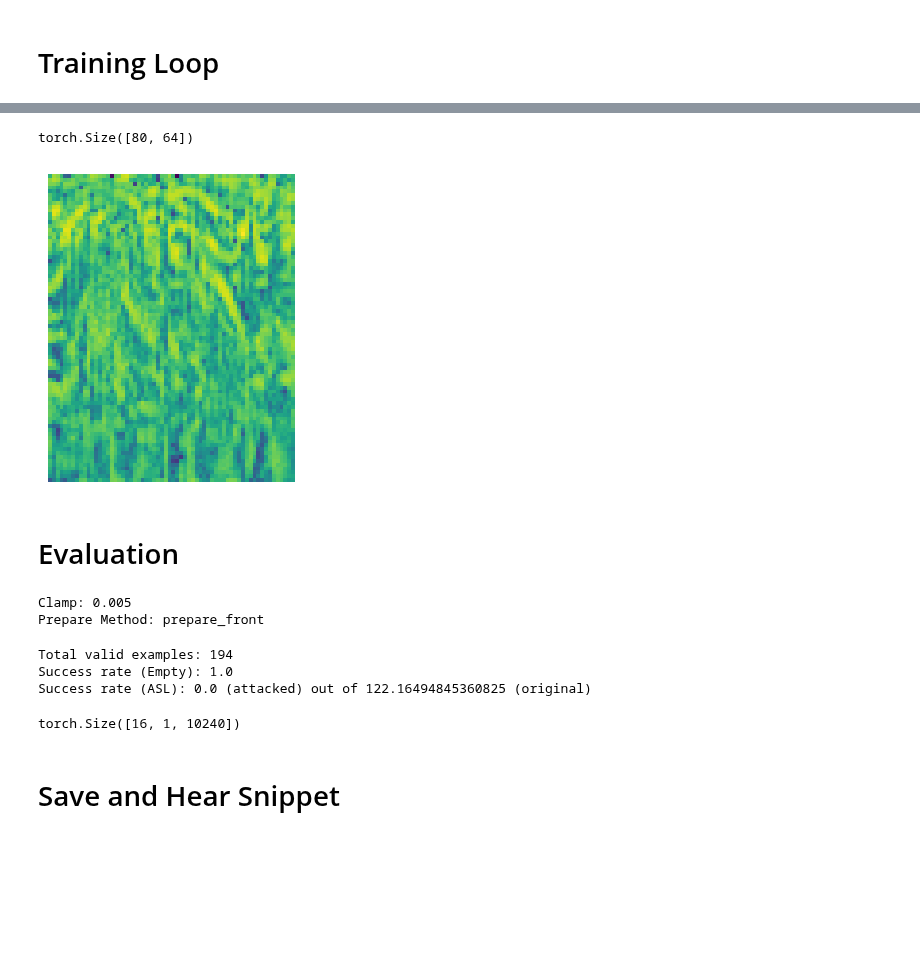
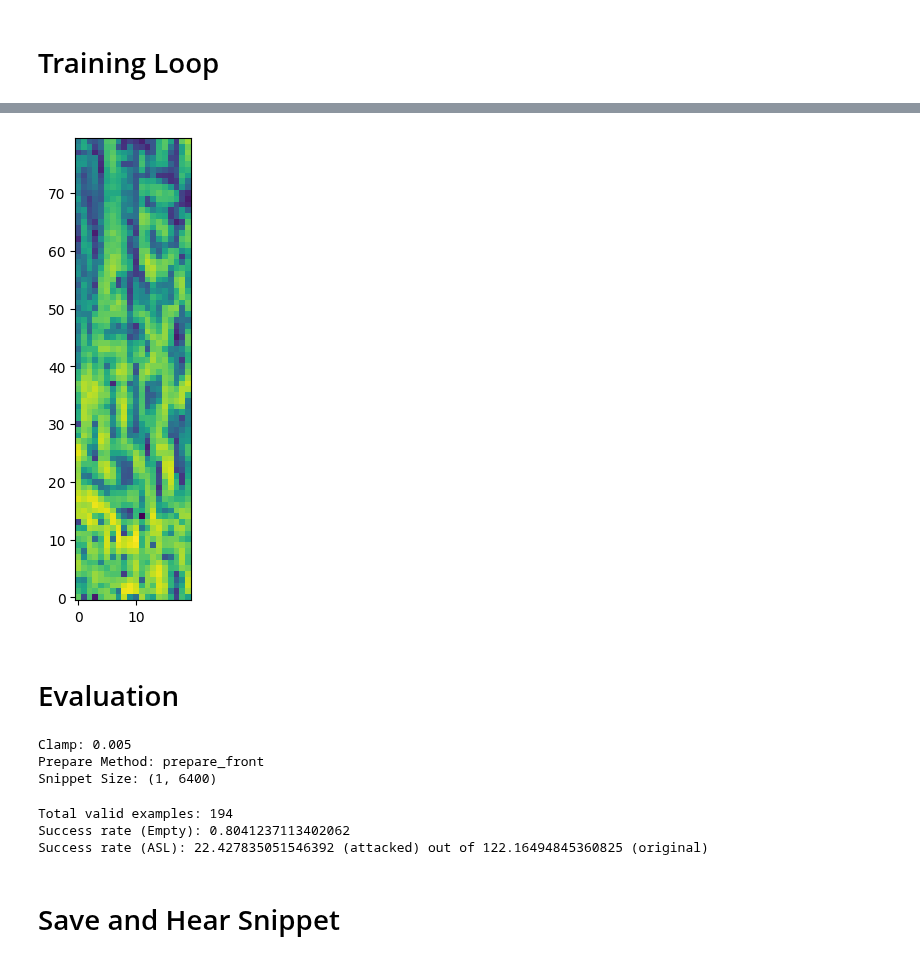
Before and after one commit to KrashKart/asr, a Jupyter notebook: code/whisper_GAN.ipynb, the cells around one changed output, grey strips where cells are left out. Drawn from its saved outputs; the diff is of its cells as text; code cells hidden in the pictures; blank space fills up the shorter version.

```diff
--- a/code/whisper_GAN.ipynb
+++ b/code/whisper_GAN.ipynb
@@ -93,9 +94,11 @@ test_dataset = DataLoader(tedlium_test)
 def training_autograd_more(model: whisper.model.Whisper,
                       train_data: torch.utils.data.DataLoader, valid_data: torch.utils.data.DataLoader,
                       prepare_method: PrepareMethod,
-                      writer: SummaryWriter = None,
+                      writer: Optional[SummaryWriter] = None,
+                      train_success: Optional[dict] = None, valid_success: Optional[dict] = None,
                       lr: float = 1e-3,
-                      iter_limit: int = None, mins_limit: int = None, patience: int = None, clamp_epsilon: float = None) -> torch.Tensor:
+                      iter_limit: Optional[int] = None, mins_limit: Optional[int] = None, patience: Optional[int] = None, clamp_epsilon: Optional[float] = None
+                          ) -> torch.Tensor:
 
     # initialise stuff
     torch.autograd.set_detect_anomaly(False)
@@ -109,8 +112,6 @@ def training_autograd_more(model: whisper.model.Whisper,
 
     snippets = [snippet]
     buffer = None
-    train_success = dict()
-    valid_success = dict()
 
     if clamp_epsilon:
         with torch.no_grad():
@@ -129,6 +130,7 @@ def training_autograd_more(model: whisper.model.Whisper,
     print(f"Prepare method: {prepare_method.name}")
     print(f"Snippet initialised to [{torch.min(snippet)}, {torch.max(snippet)}] of size {prepare_method.snippet_size}")
     print(f"Clamp: {clamp_epsilon}\nTime Limit (Mins): {mins_limit}\nEpochs Limit: {iter_limit}")
+    print(f"Tracking training success: {train_success is not None}\nTracking valid success: {valid_success is not None}")
 
     # log attack snippet
     if writer:
@@ -193,9 +195,10 @@ def training_autograd_more(model: whisper.model.Whisper,
                 snippet.requires_grad = True
                 batch.to("cpu")
 
-                with torch.no_grad():
-                    seq_length = len(model.transcribe(attacked_data.squeeze(), language="en", condition_on_previous_text=False, fp16=True)["text"])
-                    train_success[idx] = train_success.get(idx, []) + [seq_length]
+                if train_success:
+                    with torch.no_grad():
+                        seq_length = len(model.transcribe(attacked_data.squeeze(), language="en", condition_on_previous_text=False, fp16=True)["text"])
+                        train_success[idx] = train_success.get(idx, []) + [seq_length]
 
             snippets.append(snippet.detach().clone())
             avg_training_loss /= len(train_data)
@@ -210,8 +213,9 @@ def training_autograd_more(model: whisper.model.Whisper,
                     logits_valid = training.mel_to_logits_batch(model, mel_valid, sot_ids)[:,-1,:].squeeze(dim=1)
                     avg_valid_loss += training.get_loss_batch(logits_valid, tokenizer.eot)
 
-                    seq_length = len(model.transcribe(attacked_data_valid.squeeze(), language="en", condition_on_previous_text=False, fp16=True)["text"])
-                    valid_success[idx] = valid_success.get(idx, []) + [seq_length]
+                    if valid_success:
+                        seq_length = len(model.transcribe(attacked_data_valid.squeeze(), language="en", condition_on_previous_text=False, fp16=True)["text"])
+                        valid_success[idx] = valid_success.get(idx, []) + [seq_length]
             avg_valid_loss /= num_valid_batches
 
             # track lowest valid loss and save the snippet with lowest valid loss
@@ -305,17 +309,19 @@ PATIENCE = 5
 MIN_LIMIT = 45
 ITER_LIMIT = 30
 CLAMP_EP = 0.005
-PREPARE_METHOD = PrepareFront()
+SNIPPET_SIZE = (1, 7_200)
+PREPARE_METHOD = PrepareFront(SNIPPET_SIZE)
 
 writer = None
 # %%
 # tensorboard writer
-timestamp = datetime.datetime.now().strftime(f'%Y%m%d-%H%M%S_clamp_{CLAMP_EP}_{PREPARE_METHOD.name}')
-writer = SummaryWriter(log_dir=f"../runs/clamp_tests/{timestamp}", max_queue=5)
+timestamp = datetime.datetime.now().strftime(f'%Y%m%d-%H%M%S_size_{SNIPPET_SIZE}_{PREPARE_METHOD.name}')
+writer = SummaryWriter(log_dir=f"../runs/size_tests/{timestamp}", max_queue=5)
 # %%
-best_snippet, snippets, train_success, valid_success = training_autograd_more(model, train_dataset, validation_dataset,
+best_snippet, snippets, _, _ = training_autograd_more(model, train_dataset, validation_dataset,
                                                             PREPARE_METHOD,
                                                             writer, lr=LR,
+                                                            train_success=None, valid_success=None,
                                                             iter_limit=ITER_LIMIT, mins_limit=MIN_LIMIT, patience=PATIENCE, clamp_epsilon=CLAMP_EP)
 # %% [output]
 Prepare method: prepare_front
@@ -344,8 +345,7 @@ Cleared loss
 # %%
-view_mel(best_snippet.detach().to("cpu").squeeze())
+audio.view_mel(best_snippet.detach().to("cpu").squeeze())
 # %% [output]
-torch.Size([80, 64])
-[figure, old version]
+[figure, new version]
 # %% [markdown]
 # Evaluation
 # %%
@@ -353,7 +353,7 @@ torch.Size([80, 64])
 # for now, metric is whether the transcription is empty or consists only of blank tokens
 
 def evaluate(snippet, prepare_method, model, test_dataset):
-    print(f"Clamp: {CLAMP_EP}\nPrepare Method: {prepare_method.name}")
+    print(f"Clamp: {CLAMP_EP}\nPrepare Method: {prepare_method.name}\nSnippet Size: {SNIPPET_SIZE}")
     empty_counter = 0
     char_counter = 0
     total_examples = 0
@@ -392,14 +392,13 @@ evaluate(best_snippet, PREPARE_METHOD, model, test_dataset) # commented to preve
 # %% [output]
 Clamp: 0.005
 Prepare Method: prepare_front
+Snippet Size: (1, 6400)
 Total valid examples: 194
-Success rate (Empty): 1.0
-Success rate (ASL): 0.0 (attacked) out of 122.16494845360825 (original)
+Success rate (Empty): 0.8041237113402062
+Success rate (ASL): 22.427835051546392 (attacked) out of 122.16494845360825 (original)
 # %%
 snippets = torch.stack(list(map(lambda x: x.cpu(), snippets)) + [best_snippet.cpu()])
 snippets.shape
-# %% [output]
-torch.Size([16, 1, 10240])
 # %%
 torch.save(snippets.squeeze(), "snippets.pt")
 # %%
```
Also changed, not shown: parts of 3 cells of this notebook, 13 other files.
